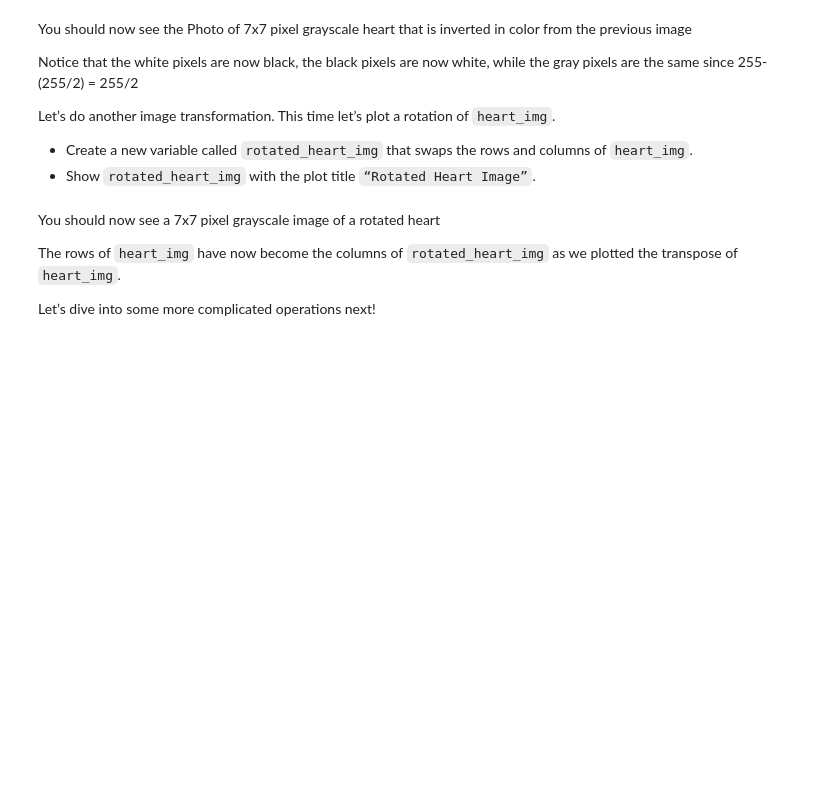
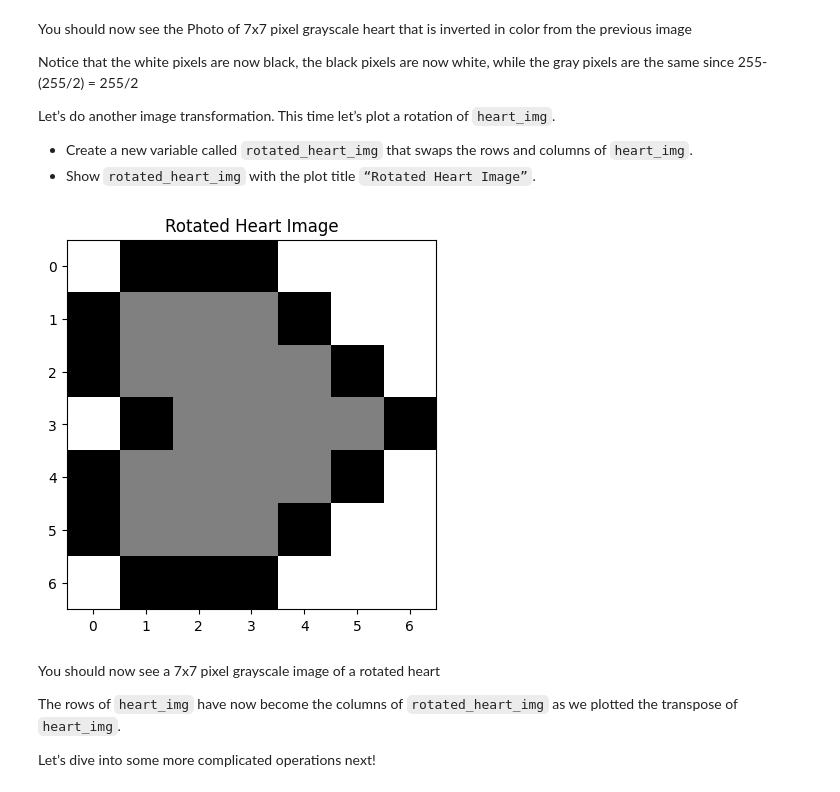
Before and after one commit to juango15/ImageTransformationsWithNumPy, a Jupyter notebook: ImageTransformationsWithNumPy.ipynb, the cells around one changed output. Cells and saved outputs as stored; diff of their text form; code cells hidden in the pictures; blank space fills up the shorter version.

```diff
--- a/ImageTransformationsWithNumPy.ipynb
+++ b/ImageTransformationsWithNumPy.ipynb
@@ -65,6 +82,11 @@ Let’s do another image transformation. This time let’s plot a rotation of `h
 
 - Create a new variable called `rotated_heart_img` that swaps the rows and columns of `heart_img`.
 - Show `rotated_heart_img` with the plot title `“Rotated Heart Image”`.
+# %%
+rotated_heart_img = heart_img.T
+show_image(rotated_heart_img, "Rotated Heart Image")
+# %% [output]
+[figure, added]
 # %% [markdown]
 You should now see a 7x7 pixel grayscale image of a rotated heart
 
```
Also changed, not shown: parts of 7 cells of this notebook.
